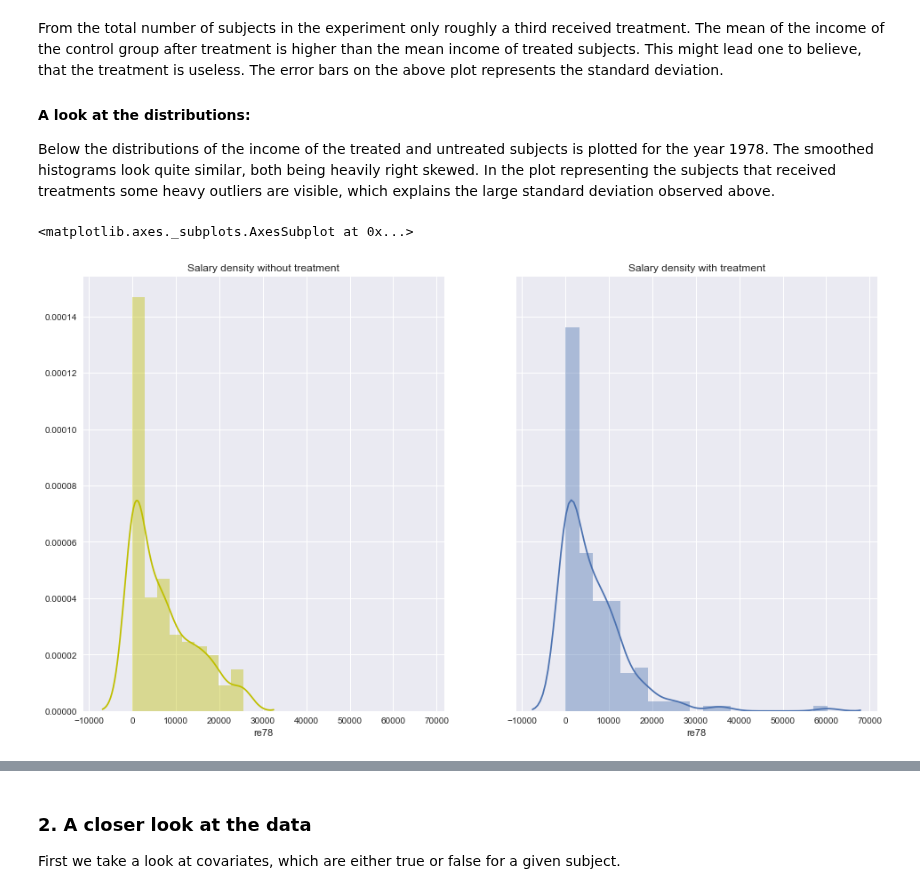
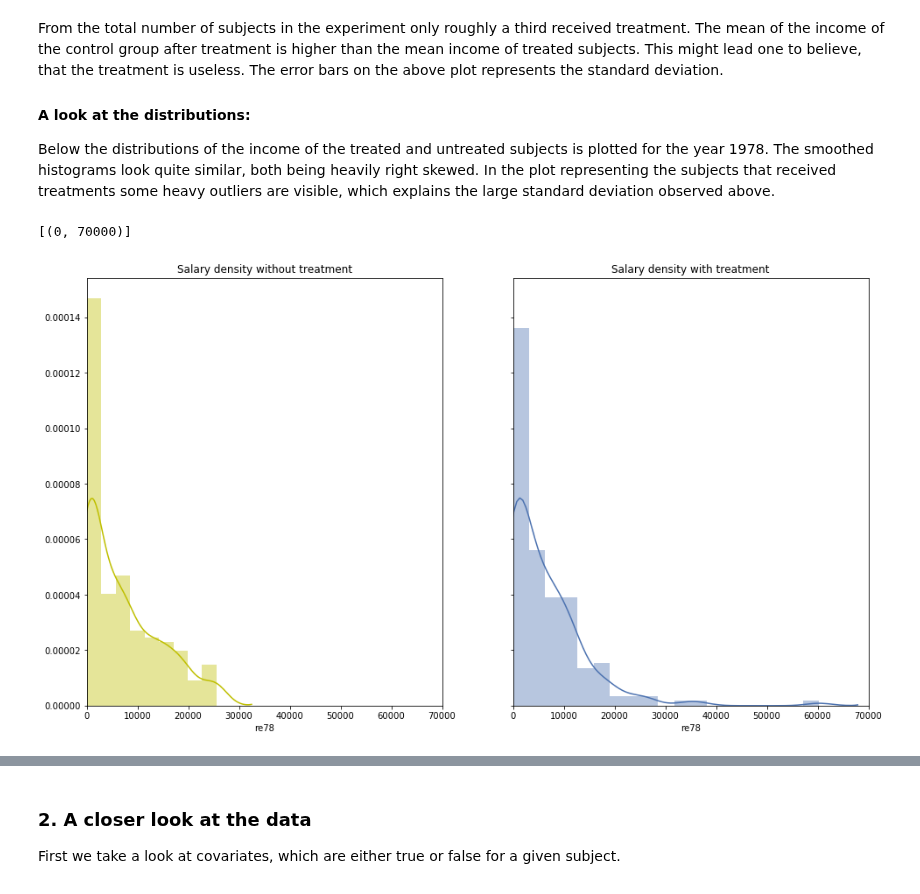
Before and after one commit to roman-bachmann/prayingmantissa, a Jupyter notebook: homework04/notebook.ipynb, the cells around one changed output, grey strips where cells are left out. Saved outputs shown, nothing was run; the diff lists cells and outputs as text; code cells hidden in the pictures.

```diff
--- a/homework04/notebook.ipynb
+++ b/homework04/notebook.ipynb
@@ -12,3 +13,5 @@ import networkx as nx
+# %%
+sns.set_palette("deep")
 # %%
 DATA = './data/'
 # %% [markdown]
@@ -25,3 +28,5 @@ DATA = './data/'
 lalonde = pd.read_csv(DATA + 'lalonde.csv', index_col=0)
 
 lalonde['minority'] = lalonde['black'] + lalonde['hispan']
+lalonde['is_zero'] = ((lalonde.re74 == 0 ) | (lalonde.re75 == 0))
+lalonde.head()
@@ -57,13 +70,13 @@ From the total number of subjects in the experiment only roughly a third receive
 
 Below the distributions of the income of the treated and untreated subjects is plotted for the year 1978. The smoothed histograms look quite similar, both being heavily right skewed. In the plot representing the subjects that received treatments some heavy outliers are visible, which explains the large standard deviation observed above.
 # %%
-fig, axs = plt.subplots(1, 2, figsize=(16, 9),sharey= True,sharex= True)
+fig, axs = plt.subplots(1, 2, figsize=(16, 9), sharey= True, sharex= True)
 
 axs[0].set_title("Salary density without treatment")
 sns.distplot(non_treated.re78, norm_hist=True, kde=True, ax=axs[0], color='y',label ='Not treated')
 
 axs[1].set_title("Salary density with treatment")
-sns.distplot(treated.re78, norm_hist=True, kde=True, ax=axs[1])
+sns.distplot(treated.re78, norm_hist=True, kde=True, ax=axs[1]).set(xlim=(0, 70000))
 # %% [output]
-<matplotlib.axes._subplots.AxesSubplot at 0x...>
+[(0, 70000)]
-[figure, old version]
+[figure, new version]
```
Also changed, not shown: parts of 17 cells of this notebook.
